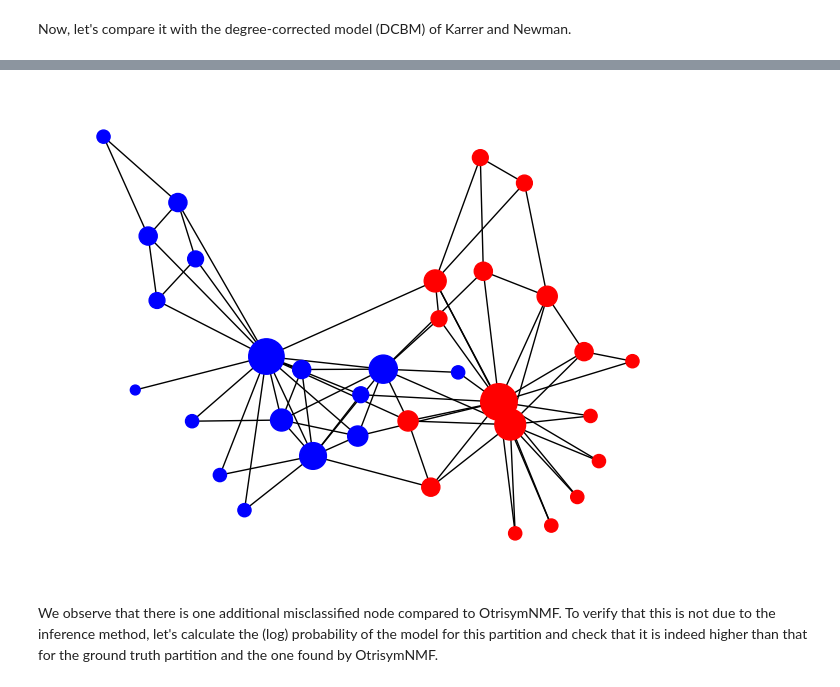
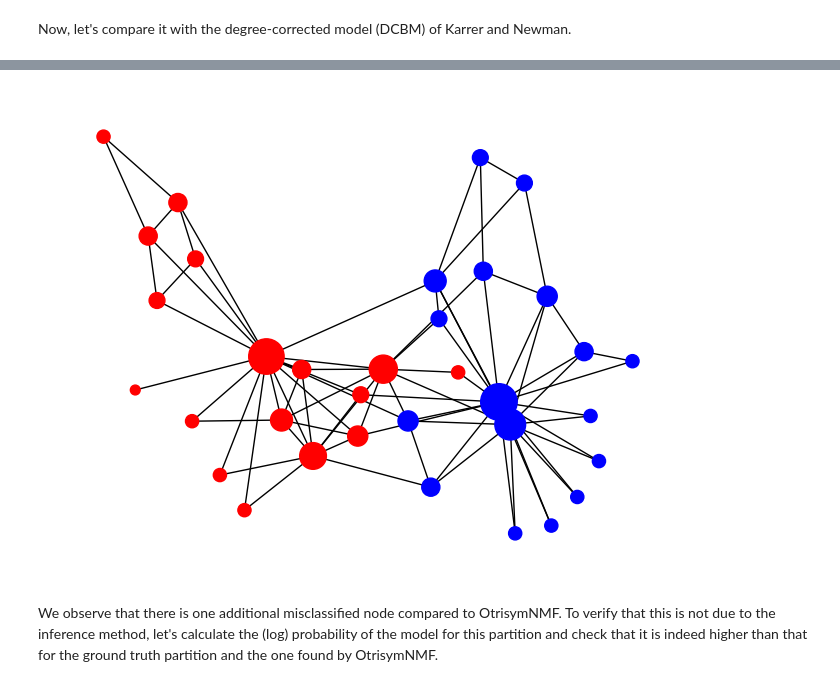
Before and after one commit to GRETSI-2025/GRETSI25_Label-Argent_Degree-corrected-block-model-une-nouvelle-approche-pour-linference, a Jupyter notebook: Karate.ipynb, the cells around one changed output, grey strips where cells are left out. Cells and saved outputs as stored; diff of their text form; code cells hidden in the pictures.

```diff
--- a/Karate.ipynb
+++ b/Karate.ipynb
@@ -41,7 +41,7 @@ NMI score: 0.8371694628777809
 # %% [markdown]
 Now, let's compare it with the degree-corrected model (DCBM) of Karrer and Newman.
 # %%
-DCBM_partition=DC_BM(graph,2,pysbm.DegreeCorrectedUnnormalizedLogLikelyhood,pysbm.KerninghanLinInference, numTrials=10)
+DCBM_partition=DC_BM(graph,2,pysbm.DegreeCorrectedUnnormalizedLogLikelyhood,pysbm.KerninghanLinInference, numTrials=30)
 print("NMI score:",NMI(club_vector,DCBM_partition))
 print("The node misclassified additionally compared to OtrisymNMF:",[i for i,value in enumerate(v != DCBM_partition) if value])
 nx.draw(graph, position, node_color=['r' if DCBM_partition[node] == 1 else 'b' for node in graph],node_size=node_sizes)
@@ -51,5 +51,5 @@ NMI score: 0.6772430411026018
 The node misclassified additionally compared to OtrisymNMF: [0, 1, 2, 3, 4, 5, 6, 7, 8, 10, 11, 12, 13, 14, 15, 16, 17, 18, 19, 20, 21, 22, 23, 24, 25, 26, 27, 28, 29, 30, 31, 32, 33]
-[figure, old version]
+[figure, new version]
 # %% [markdown]
 We observe that there is one additional misclassified node compared to OtrisymNMF. To verify that this is not due to the inference method, let's calculate the (log) probability of the model for this partition and check that it is indeed higher than that for the ground truth partition and the one found by OtrisymNMF.
 # %%
```
Also changed, not shown: parts of 2 cells of this notebook.
